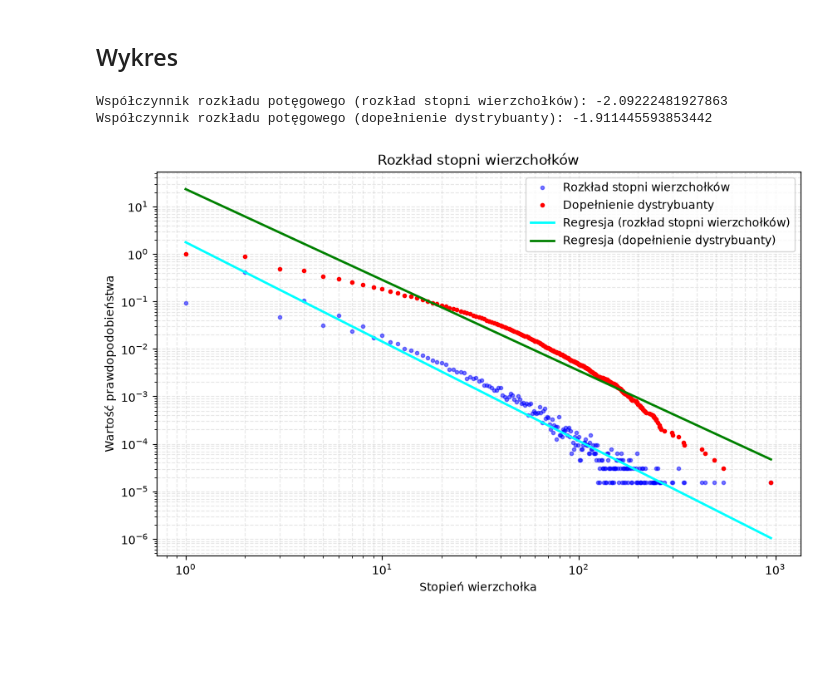
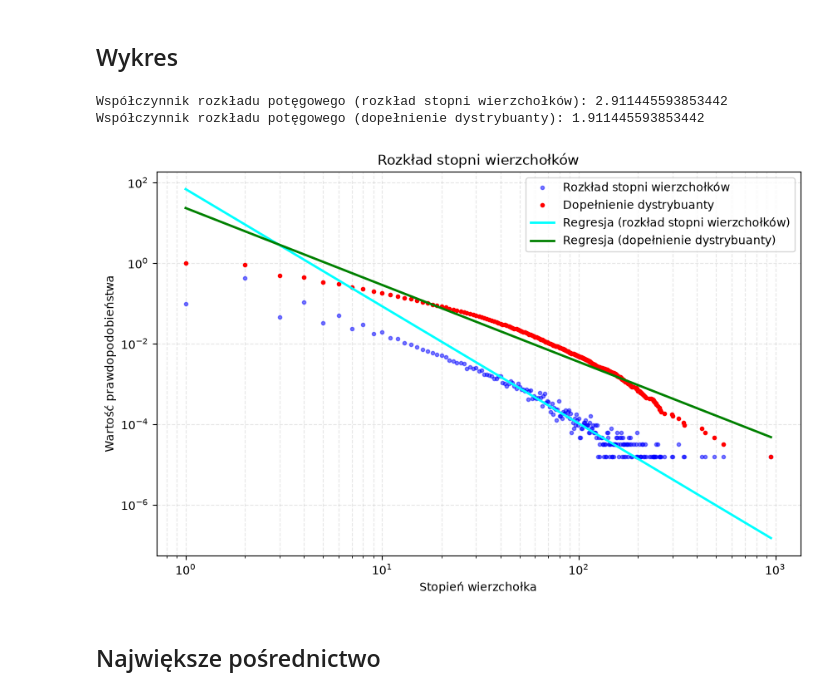
Before and after one commit to Pecet13/TASS-projekt-1, a Jupyter notebook: czesc_B/B.ipynb, the cells around one changed output. Cells and saved outputs as stored; diff of their text form; code cells hidden in the pictures; blank space fills up the shorter version.

```diff
--- a/czesc_B/B.ipynb
+++ b/czesc_B/B.ipynb
@@ -76,36 +77,39 @@ pdf_valid = pdf[valid]
 ccdf_valid = ccdf[valid]
 
 # logarytm
 log_k = np.log10(k_valid)
 log_pdf = np.log10(pdf_valid)
 log_ccdf = np.log10(ccdf_valid)
 
 # regresja liniowa
-slope_pdf, intercept_pdf, _, _, _ = linregress(log_k, log_pdf)
 slope_ccdf, intercept_ccdf, _, _, _ = linregress(log_k, log_ccdf)
-print(f'Współczynnik rozkładu potęgowego (rozkład stopni wierzchołków): {slope_pdf}')
-print(f'Współczynnik rozkładu potęgowego (dopełnienie dystrybuanty): {slope_ccdf}')
+slope_pdf = slope_ccdf - 1
+intercept_pdf = np.mean(log_pdf) - slope_pdf * np.mean(log_k)
+print(f'Współczynnik rozkładu potęgowego (rozkład stopni wierzchołków): {abs(slope_pdf)}')
+print(f'Współczynnik rozkładu potęgowego (dopełnienie dystrybuanty): {abs(slope_ccdf)}')
 trend_pdf = 10 ** (slope_pdf * log_k + intercept_pdf)
 trend_ccdf = 10 ** (slope_ccdf * log_k + intercept_ccdf)
 
 # rysowanie wykresu
 plt.figure(figsize=(10, 6))
 plt.plot(k_valid, pdf_valid, marker='.', linestyle='none', color='blue', alpha=0.5, label='Rozkład stopni wierzchołków')
 plt.plot(k_valid, ccdf_valid, marker='.', linestyle='none', color='red', label='Dopełnienie dystrybuanty')
 plt.plot(k_valid, trend_pdf, color='cyan', linestyle='-', linewidth=2, label=f'Regresja (rozkład stopni wierzchołków)')
 plt.plot(k_valid, trend_ccdf, color='green', linestyle='-', linewidth=2, label=f'Regresja (dopełnienie dystrybuanty)')
 
 plt.xscale('log')
 plt.yscale('log')
 plt.title('Rozkład stopni wierzchołków')
 plt.xlabel('Stopień wierzchołka')
 plt.ylabel('Wartość prawdopodobieństwa')
 plt.legend()
 plt.grid(True, which="both", ls="--", alpha=0.3)
 
 plt.savefig('zad_6.png', bbox_inches='tight')
 plt.show()
 # %% [output]
-Współczynnik rozkładu potęgowego (rozkład stopni wierzchołków): -2.09222481927863
-Współczynnik rozkładu potęgowego (dopełnienie dystrybuanty): -1.911445593853442
+Współczynnik rozkładu potęgowego (rozkład stopni wierzchołków): 2.911445593853442
+Współczynnik rozkładu potęgowego (dopełnienie dystrybuanty): 1.911445593853442
-[figure, old version]
+[figure, new version]
+# %% [markdown]
+## Największe pośrednictwo
```
Also changed, not shown: parts of 2 cells of this notebook, 1 other file.
